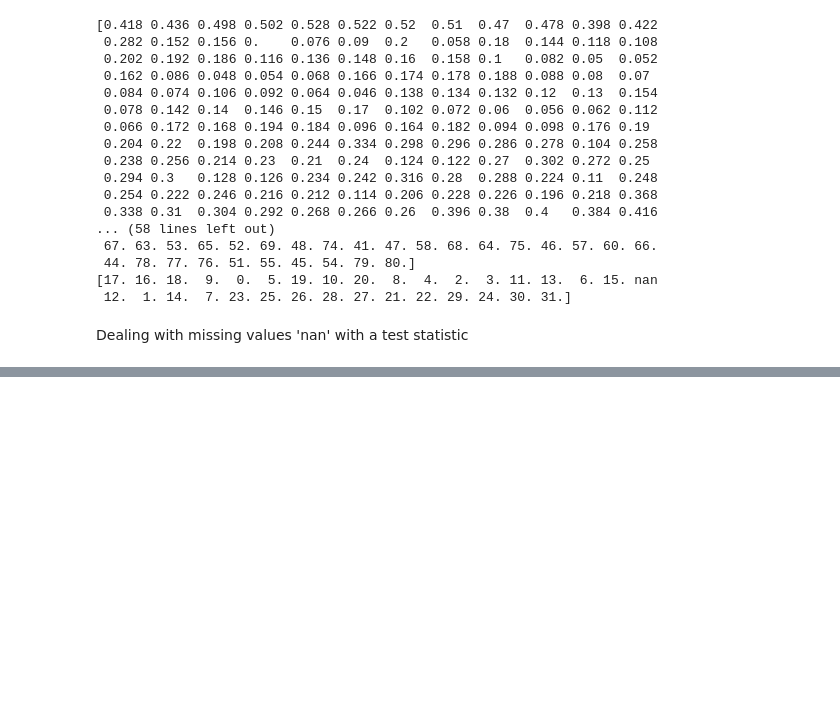
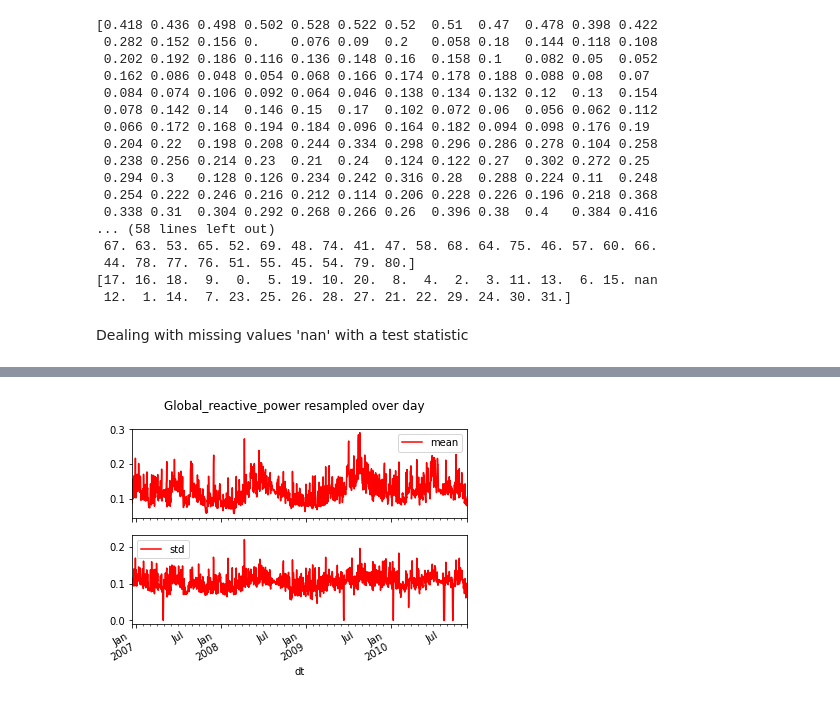
Before and after one commit to HarmanBhutani/ML_projects, a Jupyter notebook: Individual_household_electric_power_consumption.ipynb, the cells around one changed output, grey strips where cells are left out. Saved outputs shown, nothing was run; the diff lists cells and outputs as text; code cells hidden in the pictures; blank space fills up the shorter version.

```diff
--- a/Individual_household_electric_power_consumption.ipynb
+++ b/Individual_household_electric_power_consumption.ipynb
@@ -133,0 +200,6 @@ for j in range(0,7):
+# %%
+r2 = df.Global_reactive_power.resample('D').agg(['mean', 'std'])
+r2.plot(subplots = True, title='Global_reactive_power resampled over day', color='red')
+plt.show()
+# %% [output]
+[figure, added]
```
Also changed, not shown: parts of 11 cells of this notebook.
